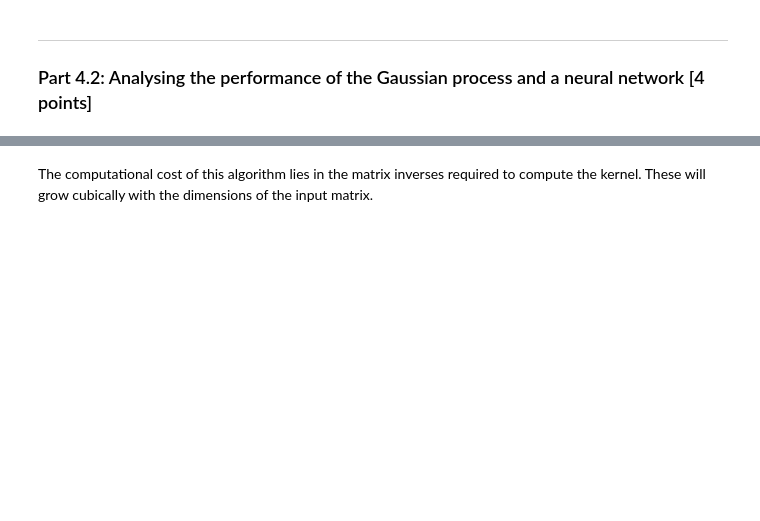
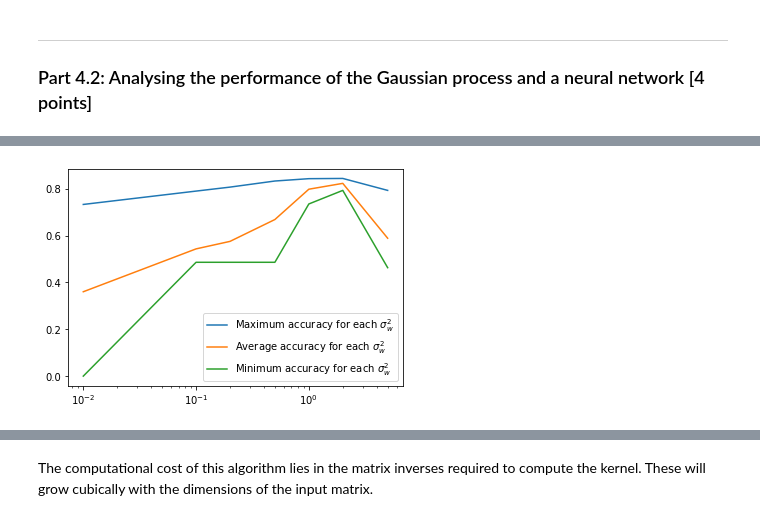
Before and after one commit to sebdixon/Machine-Learning, a Jupyter notebook: 01843211_cw1_MathsML.ipynb, the cells around one changed output, grey strips where cells are left out. Drawn from its saved outputs; the diff is of its cells as text; code cells hidden in the pictures; blank space fills up the shorter version.

```diff
--- a/01843211_cw1_MathsML.ipynb
+++ b/01843211_cw1_MathsML.ipynb
@@ -1217,0 +1226,10 @@ tensor(677)
+# %%
+plt.figure()
+plt.plot(sigma_b_range, all_acc.max(axis=0).max(axis=0), label="Maximum accuracy for each $\sigma^2_w$")
+plt.plot(sigma_b_range, all_acc.mean(axis=0).mean(axis=0), label='Average accuracy for each $\sigma^2_w$')
+plt.plot(sigma_b_range, all_acc.min(axis=0).min(axis=0), label="Minimum accuracy for each $\sigma^2_w$")
+plt.xscale('log')
+plt.legend()
+plt.show()
+# %% [output]
+[figure, added]
```
Also changed, not shown: parts of 102 cells of this notebook.
